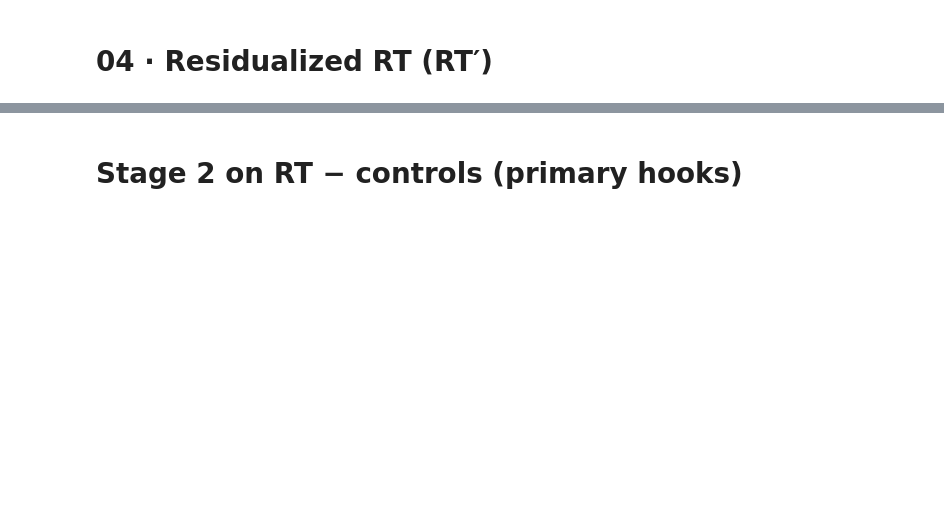
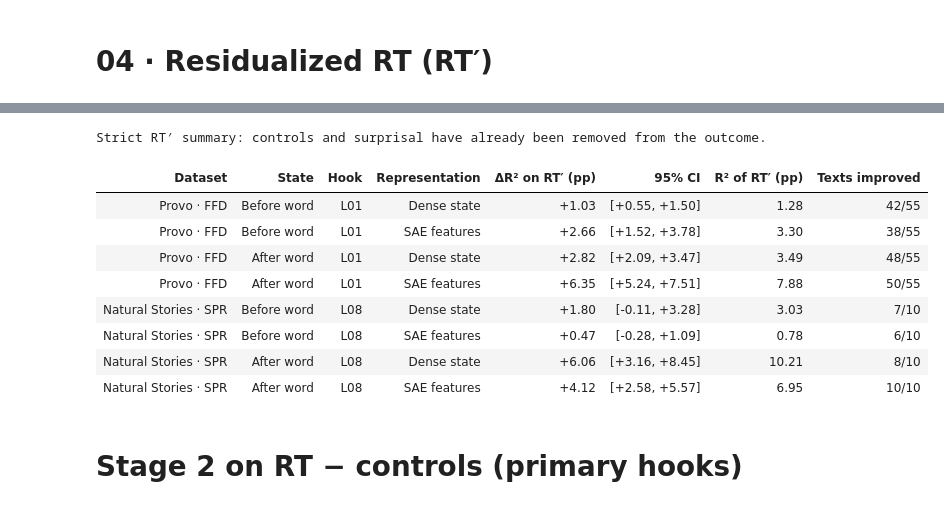
Before and after one commit to theraSara/saert, a Jupyter notebook: notebooks/04_residual_rt.ipynb, the cells around one changed output, grey strips where cells are left out. Cells and saved outputs as stored; diff of their text form; code cells hidden in the pictures; blank space fills up the shorter version.

```diff
--- a/notebooks/04_residual_rt.ipynb
+++ b/notebooks/04_residual_rt.ipynb
@@ -28,3 +45,38 @@ def primary(target):
+# %%
+summary_rows = []
+strict = res[res.target == "resid_controls_surprisal"]
+for corpus in CORPORA:
+    hook = PRIMARY_HOOKS[corpus]
+    for kind in ["prefix", "post"]:
+        for rep in ["dense", "sae"]:
+            r = strict[(strict.corpus == corpus) & (strict.kind == kind) &
+                       (strict.label == hook) & (strict.representation == rep)].iloc[0]
+            summary_rows.append({
+                "Dataset": CORPUS_LABELS[corpus],
+                "State": STATE_LABELS[kind],
+                "Hook": hook,
+                "Representation": REP_LABELS[rep],
+                "ΔR² on RT′ (pp)": r.delta_r2_pp,
+                "95% CI": f"[{r.ci_low_pp:+.2f}, {r.ci_high_pp:+.2f}]",
+                "R² of RT′ (pp)": r.r2_resid_pp,
+                "Texts improved": f"{int(r.texts_improved)}/{int(r.n_texts)}",
+            })
+rtprime_table = pd.DataFrame(summary_rows)
+display(focus_table(rtprime_table, important=["ΔR² on RT′ (pp)"],
+                    signed_columns=["ΔR² on RT′ (pp)"],
+                    formats={"ΔR² on RT′ (pp)": "{:+.2f}", "R² of RT′ (pp)": "{:.2f}"},
+                    caption="Strict RT′ summary: controls and surprisal have already been removed from the outcome."))
+# %% [output]
+Strict RT′ summary: controls and surprisal have already been removed from the outcome.
+| Dataset | State | Hook | Representation | ΔR² on RT′ (pp) | 95% CI | R² of RT′ (pp) | Texts improved |
+| Provo · FFD | Before word | L01 | Dense state | +1.03 | [+0.55, +1.50] | 1.28 | 42/55 |
+| Provo · FFD | Before word | L01 | SAE features | +2.66 | [+1.52, +3.78] | 3.30 | 38/55 |
+| Provo · FFD | After word | L01 | Dense state | +2.82 | [+2.09, +3.47] | 3.49 | 48/55 |
+| Provo · FFD | After word | L01 | SAE features | +6.35 | [+5.24, +7.51] | 7.88 | 50/55 |
+| Natural Stories · SPR | Before word | L08 | Dense state | +1.80 | [-0.11, +3.28] | 3.03 | 7/10 |
+| Natural Stories · SPR | Before word | L08 | SAE features | +0.47 | [-0.28, +1.09] | 0.78 | 6/10 |
+| Natural Stories · SPR | After word | L08 | Dense state | +6.06 | [+3.16, +8.45] | 10.21 | 8/10 |
+| Natural Stories · SPR | After word | L08 | SAE features | +4.12 | [+2.58, +5.57] | 6.95 | 10/10 |
 # %% [markdown]
 # Stage 2 on RT − controls (primary hooks)
 # %%
```
Also changed, not shown: parts of 3 cells of this notebook, 3 other files.
